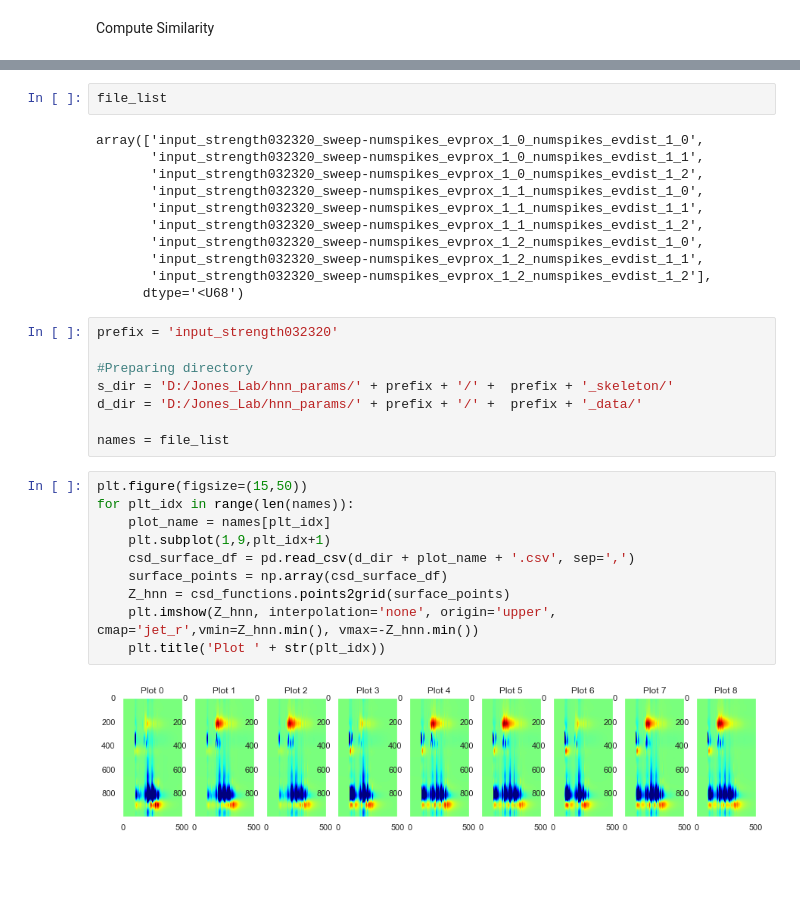
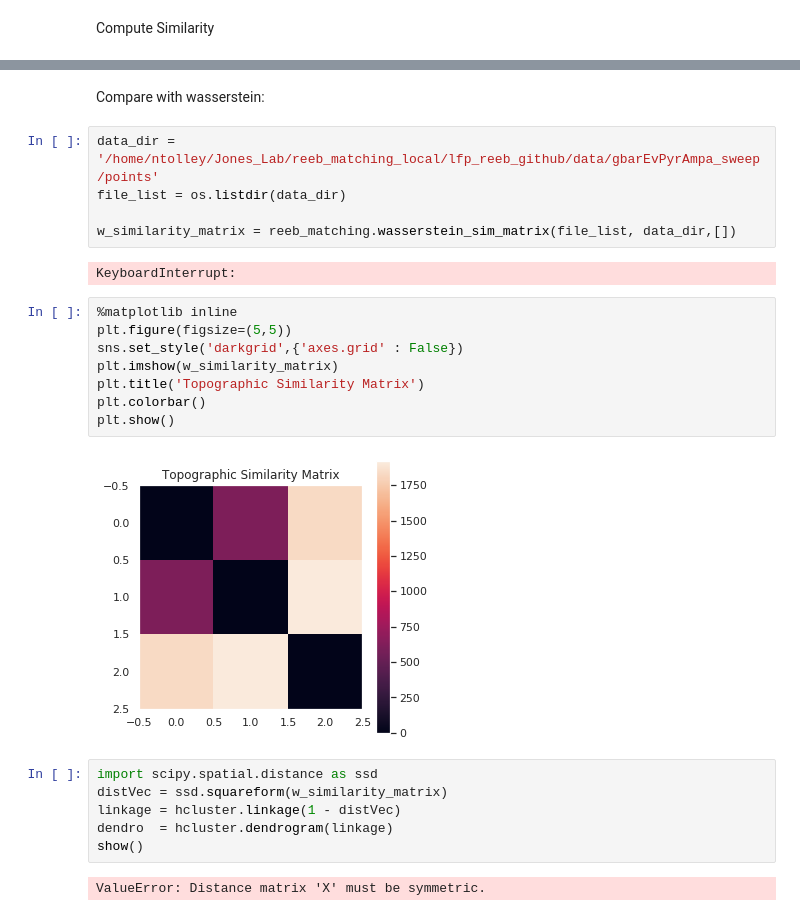
Before and after one commit to ntolley/reeb_matching_github, a Jupyter notebook: code/tree_similarity.ipynb, the cells around one changed output, grey strips where cells are left out. Drawn from its saved outputs; the diff is of its cells as text; blank space fills up the shorter version.

```diff
--- a/code/tree_similarity.ipynb
+++ b/code/tree_similarity.ipynb
@@ -73,33 +71,27 @@ plt.show()
-# %%
-file_list
-# %% [output]
-array(['input_strength032320_sweep-numspikes_evprox_1_0_numspikes_evdist_1_0',
-       'input_strength032320_sweep-numspikes_evprox_1_0_numspikes_evdist_1_1',
-       'input_strength032320_sweep-numspikes_evprox_1_0_numspikes_evdist_1_2',
-       'input_strength032320_sweep-numspikes_evprox_1_1_numspikes_evdist_1_0',
-       'input_strength032320_sweep-numspikes_evprox_1_1_numspikes_evdist_1_1',
-       'input_strength032320_sweep-numspikes_evprox_1_1_numspikes_evdist_1_2',
-       'input_strength032320_sweep-numspikes_evprox_1_2_numspikes_evdist_1_0',
-       'input_strength032320_sweep-numspikes_evprox_1_2_numspikes_evdist_1_1',
-       'input_strength032320_sweep-numspikes_evprox_1_2_numspikes_evdist_1_2'],
-      dtype='<U68')
-# %%
-prefix = 'input_strength032320'
-
-#Preparing directory
-s_dir = 'D:/Jones_Lab/hnn_params/' + prefix + '/' +  prefix + '_skeleton/'
-d_dir = 'D:/Jones_Lab/hnn_params/' + prefix + '/' +  prefix + '_data/'
-
-names = file_list
-# %%
-plt.figure(figsize=(15,50))
-for plt_idx in range(len(names)):
-    plot_name = names[plt_idx]
-    plt.subplot(1,9,plt_idx+1)
-    csd_surface_df = pd.read_csv(d_dir + plot_name + '.csv', sep=',')
-    surface_points = np.array(csd_surface_df)
-    Z_hnn = csd_functions.points2grid(surface_points)
-    plt.imshow(Z_hnn, interpolation='none', origin='upper', cmap='jet_r',vmin=Z_hnn.min(), vmax=-Z_hnn.min())
-    plt.title('Plot ' + str(plt_idx))
-# %% [output]
-[figure, removed]
+# %% [markdown]
+Compare with wasserstein:
+# %%
+data_dir = '/home/ntolley/Jones_Lab/reeb_matching_local/lfp_reeb_github/data/gbarEvPyrAmpa_sweep/points'
+file_list = os.listdir(data_dir)
+
+w_similarity_matrix = reeb_matching.wasserstein_sim_matrix(file_list, data_dir,[])
+# %% [output]
+KeyboardInterrupt:
+# %%
+%matplotlib inline
+plt.figure(figsize=(5,5))
+sns.set_style('darkgrid',{'axes.grid' : False})
+plt.imshow(w_similarity_matrix)
+plt.title('Topographic Similarity Matrix')
+plt.colorbar()
+plt.show()
+# %% [output]
+[figure, added]
+# %%
+import scipy.spatial.distance as ssd
+distVec = ssd.squareform(w_similarity_matrix)
+linkage = hcluster.linkage(1 - distVec)
+dendro  = hcluster.dendrogram(linkage)
+show()
+# %% [output]
+ValueError: Distance matrix 'X' must be symmetric.
```
Also changed, not shown: parts of 4 cells of this notebook, 2 other files.
